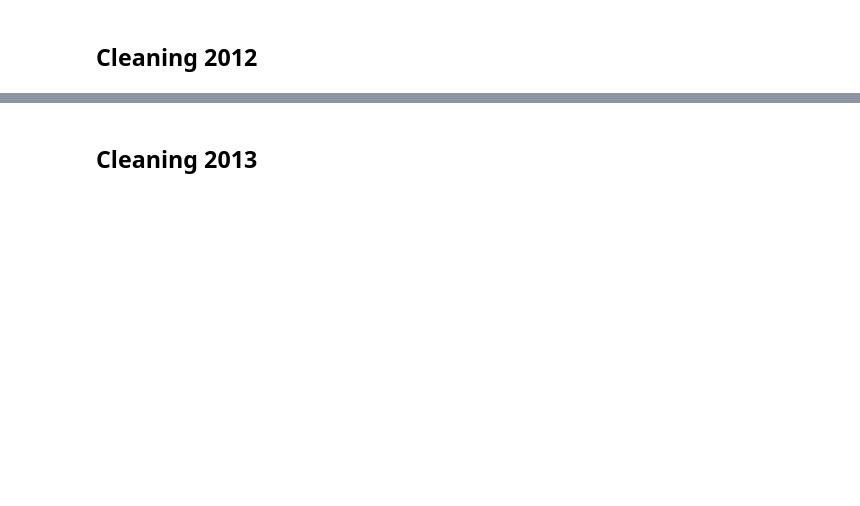
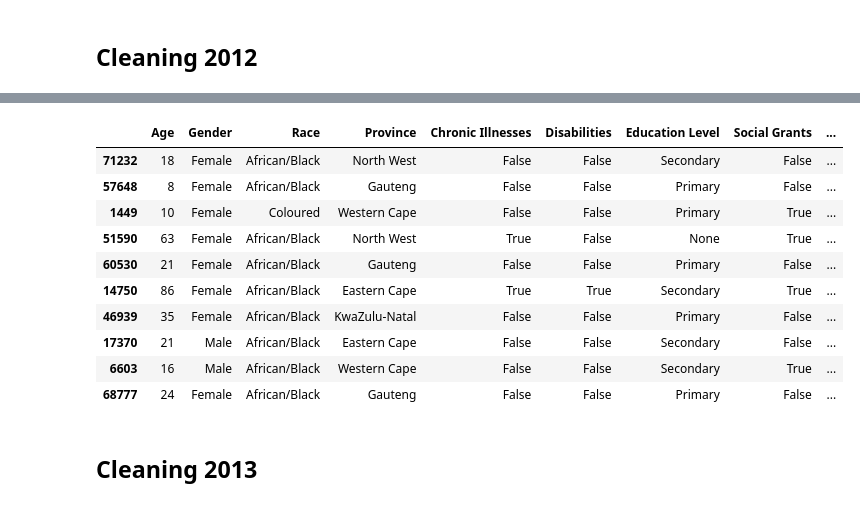
Before and after one commit to ajojotank/DIRISA-Qualifiers-2024, a Jupyter notebook: Employment Model Neural Net.ipynb, the cells around one changed output, grey strips where cells are left out. Drawn from its saved outputs; the diff is of its cells as text; code cells hidden in the pictures; blank space fills up the shorter version.

```diff
--- a/Employment Model Neural Net.ipynb
+++ b/Employment Model Neural Net.ipynb
@@ -243,3 +88,72 @@ See the caveats in the documentation: https://pandas.pydata.org/pandas-docs/stab
+# %%
+data_2012 = pd.read_csv('./Data/2012.csv', encoding='latin-1')
+
+# Define the column mappings and necessary transformations
+corrected_column_mapping = {
+    'Age': 'Age',                       # Age of the person in years
+    'Gender': 'Gender',                 # Gender of the person
+    'Race': 'Race',                     # Race group of the person
+    'Prov': 'Province',                 # Province person lives in
+    'disab': 'Chronic Illnesses',       # Chronic Illnesses
+    'undisab': 'Disabilities',          # Disabilities
+    'Q16hiedu': 'Education Level',      # Highest education level
+    'Q132asg': 'Social Grants',         # Social grants
+    'Q21awge': 'Employment Status'      # Employment status
+}
+
+# Extracting the data again with corrected column names
+extracted_data_corrected = data_2012[list(corrected_column_mapping.keys())].rename(columns=corrected_column_mapping)
+
+# Define transformation functions for each field
+def chronic_illness(row):
+    conditions = ['Q128aasm', 'Q128adiab', 'Q128acan', 'Q128ahiv', 'Q128ahbp', 'Q128arth', 'Q128aoth']
+    return any(row[condition].strip().lower() == 'yes' for condition in conditions)
+
+def disability_status(row):
+    return row['undisab'].strip().lower() == 'disabled' or row['disab'].strip().lower() == 'disabled'
+
+def social_grants_status(row):
+    grants = ['Q132boag', 'Q132bdis', 'Q132bcsg', 'Q132bcar', 'Q132bfos', 'Q132bwvt', 'Q132bgrn', 'Q132bsoc']
+    return any(row[grant].strip().lower() == 'yes' for grant in grants)
+
+def employment_status(row):
+    employment_fields = ['Q21awge', 'Q21bbus', 'Q21cvol', 'Q21dret']
+    return 'Employed' if any(row[field].strip().lower() == 'yes' for field in employment_fields) else 'Unemployed'
+
+def categorize_education(level):
+    level = level.strip().lower()
+    if "no schooling" in level or "unspecified" in level or "do not know" in level or "other" in level:
+        return 'None'
+    elif any(x in level for x in ["grade r/0", "grade 1", "grade 2", "grade 3", "grade 4", "grade 5", "grade 6", "grade 7"]):
+        return 'Primary'
+    elif any(x in level for x in ["grade 8", "grade 9", "grade 10", "grade 11", "grade 12", "matric"]):
+        return 'Secondary'
+    elif "degree" in level or "diploma" in level or "ntc" in level or "higher" in level or "certificate" in level:
+        return 'Tertiary'
+    else:
+        return 'None'
+
+# Apply transformations using the defined functions
+extracted_data_corrected['Chronic Illnesses'] = data_2012.apply(chronic_illness, axis=1)
+extracted_data_corrected['Disabilities'] = data_2012.apply(disability_status, axis=1)
+extracted_data_corrected['Social Grants'] = data_2012.apply(social_grants_status, axis=1)
+extracted_data_corrected['Employment Status'] = data_2012.apply(employment_status, axis=1)
+extracted_data_corrected['Education Level'] = data_2012['Q16hiedu'].apply(categorize_education)
+
+dataframes[2012] = extracted_data_corrected
+dataframes[2012].sample(10)
+# %% [output]
+|  | Age | Gender | Race | Province | Chronic Illnesses | Disabilities | Education Level | Social Grants | ... |
+| 71232 | 18 | Female | African/Black | North West | False | False | Secondary | False | ... |
+| 57648 | 8 | Female | African/Black | Gauteng | False | False | Primary | False | ... |
+| 1449 | 10 | Female | Coloured | Western Cape | False | False | Primary | True | ... |
+| 51590 | 63 | Female | African/Black | North West | True | False | None | True | ... |
+| 60530 | 21 | Female | African/Black | Gauteng | False | False | Primary | False | ... |
+| 14750 | 86 | Female | African/Black | Eastern Cape | True | True | Secondary | True | ... |
+| 46939 | 35 | Female | African/Black | KwaZulu-Natal | False | False | Primary | False | ... |
+| 17370 | 21 | Male | African/Black | Eastern Cape | False | False | Secondary | False | ... |
+| 6603 | 16 | Male | African/Black | Western Cape | False | False | Secondary | True | ... |
+| 68777 | 24 | Female | African/Black | Gauteng | False | False | Primary | False | ... |
 # %% [markdown]
 ## Cleaning 2013
 # %%
```
Also changed, not shown: parts of 30 cells of this notebook.
